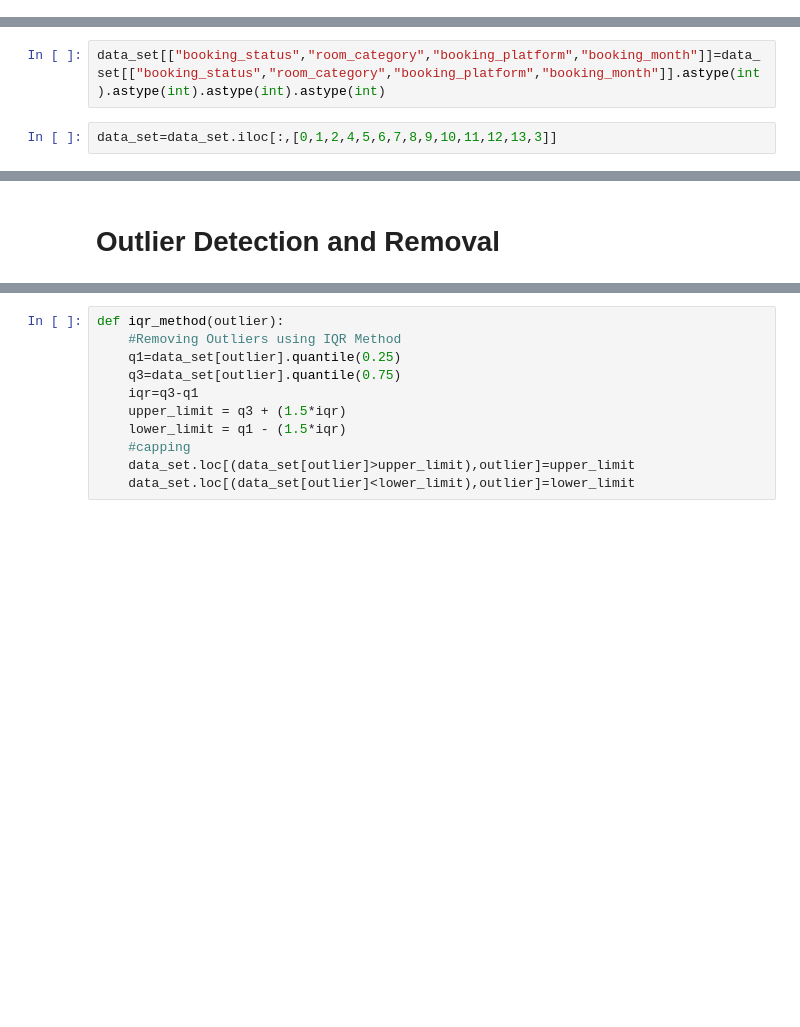
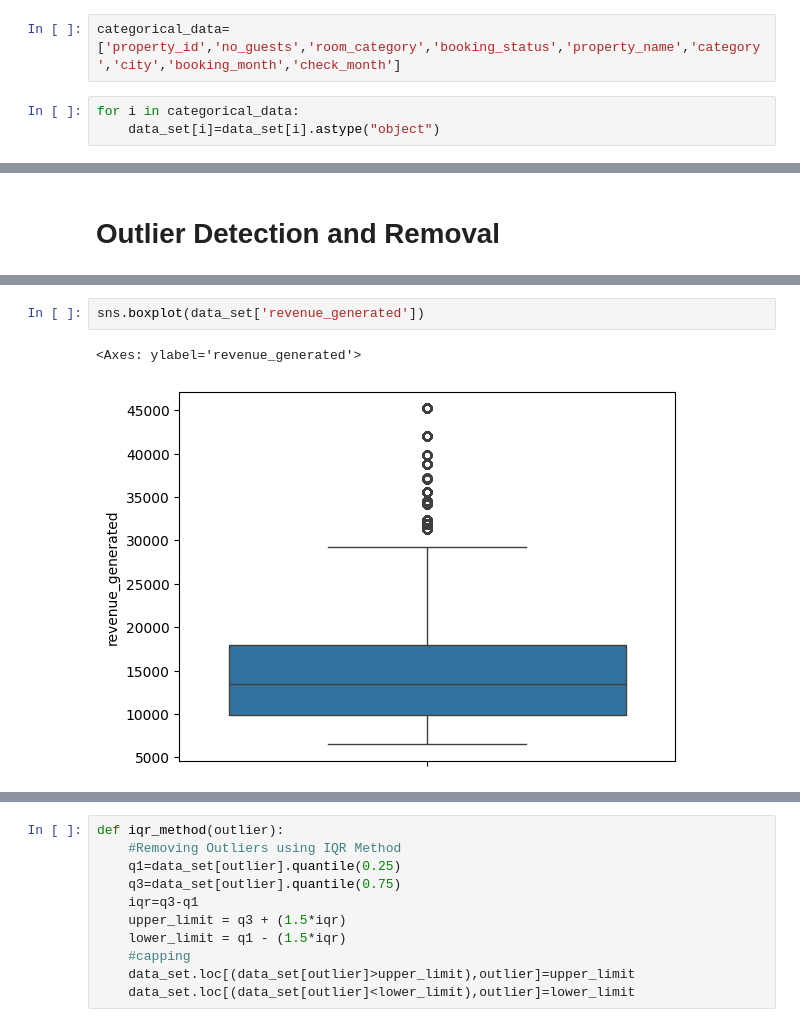
Before and after one commit to ddhanabalan/group-d-hotel-booking-mgmt-system, a Jupyter notebook: AIML/ml_hotel_management.ipynb, the cells around one changed output, grey strips where cells are left out. Cells and saved outputs as stored; diff of their text form; blank space fills up the shorter version.

```diff
--- a/AIML/ml_hotel_management.ipynb
+++ b/AIML/ml_hotel_management.ipynb
@@ -140,4 +147,9 @@ def no_of_days_between(from_date,to_date,weekend):
                     holiday+=1
             no_week.append(holiday)
     return(booking_checkin)
+# %%
+categorical_data=['property_id','no_guests','room_category','booking_status','property_name','category','city','booking_month','check_month']
+# %%
+for i in categorical_data:
+    data_set[i]=data_set[i].astype("object")
 # %% [markdown]
@@ -181,4 +168,0 @@ memory usage: 14.4+ MB
-# %%
-data_set[["booking_status","room_category","booking_platform","booking_month"]]=data_set[["booking_status","room_category","booking_platform","booking_month"]].astype(int).astype(int).astype(int).astype(int)
-# %%
-data_set=data_set.iloc[:,[0,1,2,4,5,6,7,8,9,10,11,12,13,3]]
@@ -239,0 +193,5 @@ for column in data_set.columns:
+# %%
+sns.boxplot(data_set['revenue_generated'])
+# %% [output]
+<Axes: ylabel='revenue_generated'>
+[figure, added]
```
Also changed, not shown: parts of 79 cells of this notebook, 2 other files.
